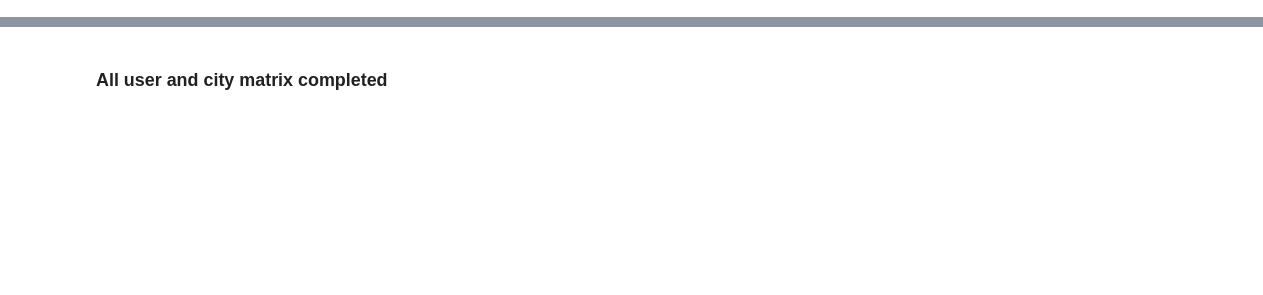
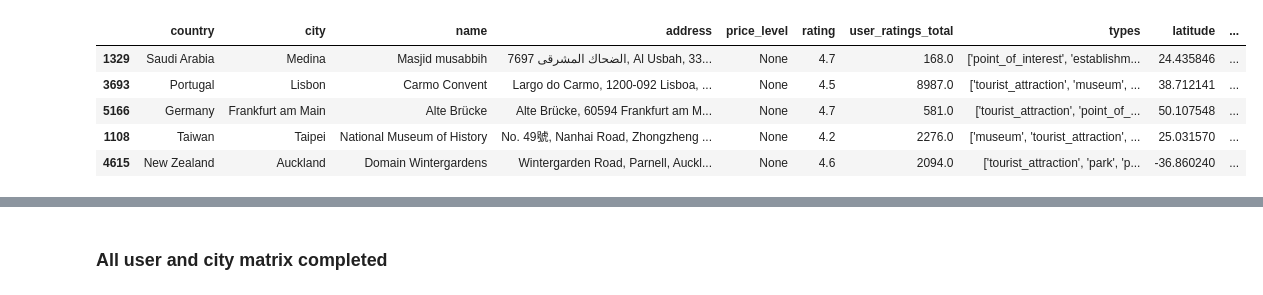
Before and after one commit to Maddienis/travel_app_sm, a Jupyter notebook: notebooks/user_city_matrix.ipynb, the cells around one changed output, grey strips where cells are left out. Cells and saved outputs as stored; diff of their text form; code cells hidden in the pictures; blank space fills up the shorter version.

```diff
--- a/notebooks/user_city_matrix.ipynb
+++ b/notebooks/user_city_matrix.ipynb
@@ -90,6 +99,13 @@ all_food.sample(5)
 # %%
-attractions2 = get_df('attractions')
+attractions = get_df('attractions')
 attractions.sample(5)
+# %% [output]
+|  | country | city | name | address | price_level | rating | user_ratings_total | types | latitude | ... |
+| 1329 | Saudi Arabia | Medina | Masjid musabbih | 7697 الضحاك المشرقى, Al Usbah, 33... | None | 4.7 | 168.0 | ['point_of_interest', 'establishm... | 24.435846 | ... |
+| 3693 | Portugal | Lisbon | Carmo Convent | Largo do Carmo, 1200-092 Lisboa, ... | None | 4.5 | 8987.0 | ['tourist_attraction', 'museum', ... | 38.712141 | ... |
+| 5166 | Germany | Frankfurt am Main | Alte Brücke | Alte Brücke, 60594 Frankfurt am M... | None | 4.7 | 581.0 | ['tourist_attraction', 'point_of_... | 50.107548 | ... |
+| 1108 | Taiwan | Taipei | National Museum of History | No. 49號, Nanhai Road, Zhongzheng ... | None | 4.2 | 2276.0 | ['museum', 'tourist_attraction', ... | 25.031570 | ... |
+| 4615 | New Zealand | Auckland | Domain Wintergardens | Wintergarden Road, Parnell, Auckl... | None | 4.6 | 2094.0 | ['tourist_attraction', 'park', 'p... | -36.860240 | ... |
 # %%
 def to_city(df):
     city_df = df.groupby(['country', 'city', 'id', 'price_level'])['name'].count().to_frame()
```
Also changed, not shown: parts of 12 cells of this notebook, 1 other file.
